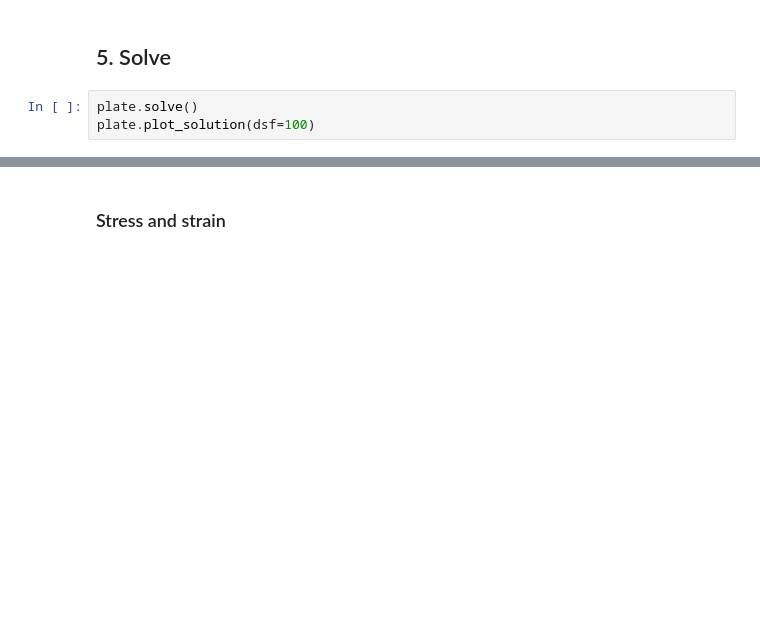
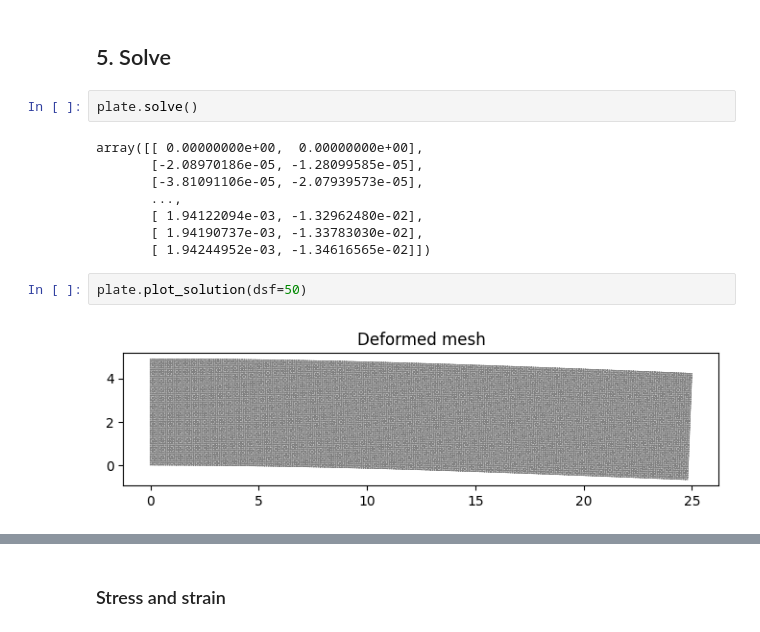
Before and after one commit to mark-hobbs/simplefea, a Jupyter notebook: 2d-plate-example.ipynb, the cells around one changed output, grey strips where cells are left out. Cells and saved outputs as stored; diff of their text form; blank space fills up the shorter version.

```diff
--- a/2d-plate-example.ipynb
+++ b/2d-plate-example.ipynb
@@ -233,5 +233,16 @@ plate.plot_boundary_conditions()
 ## 5. Solve
 # %%
 plate.solve()
-plate.plot_solution(dsf=100)
+# %% [output]
+array([[ 0.00000000e+00,  0.00000000e+00],
+       [-2.08970186e-05, -1.28099585e-05],
+       [-3.81091106e-05, -2.07939573e-05],
+       ...,
+       [ 1.94122094e-03, -1.32962480e-02],
+       [ 1.94190737e-03, -1.33783030e-02],
+       [ 1.94244952e-03, -1.34616565e-02]])
+# %%
+plate.plot_solution(dsf=50)
+# %% [output]
+[figure, added]
 # %%
```
Also changed, not shown: parts of 3 cells of this notebook, 1 other file.
